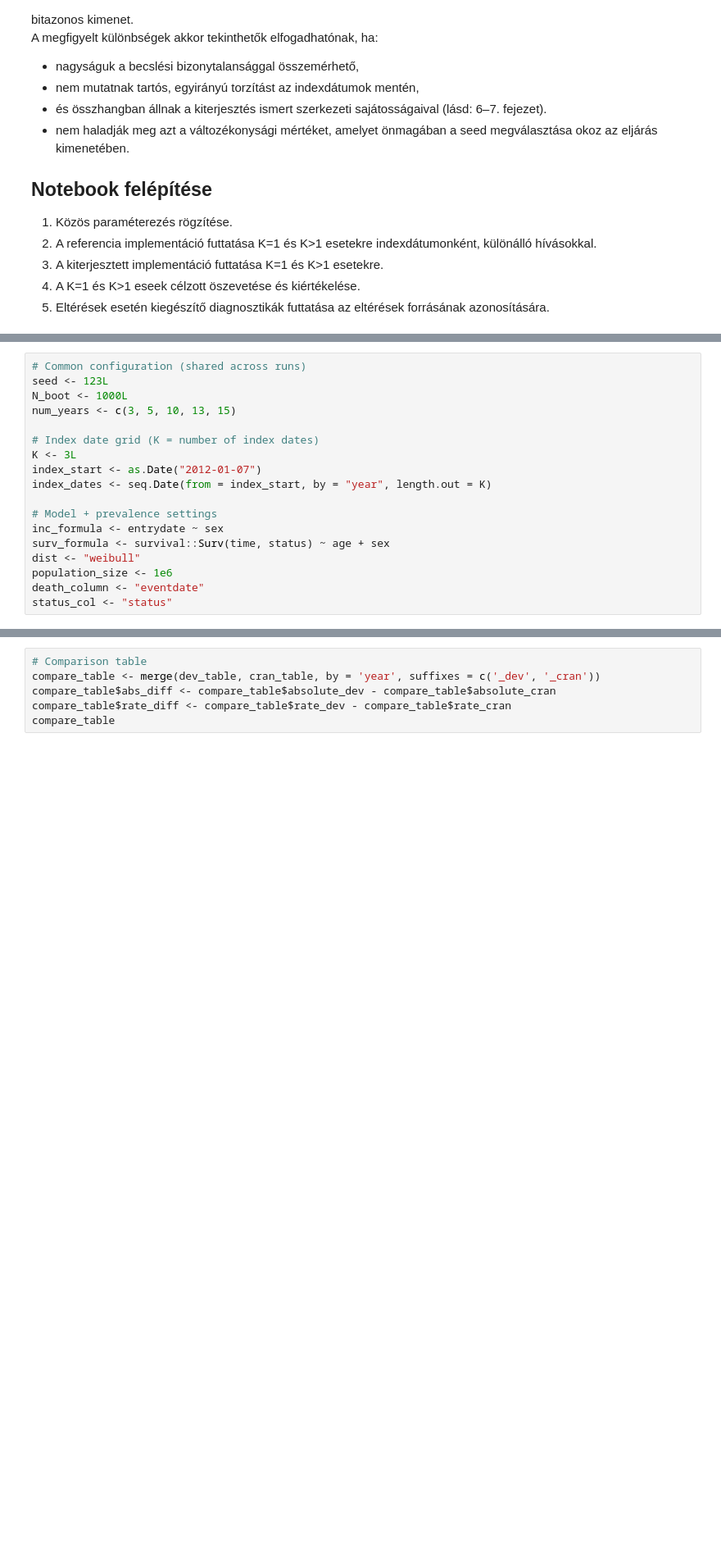
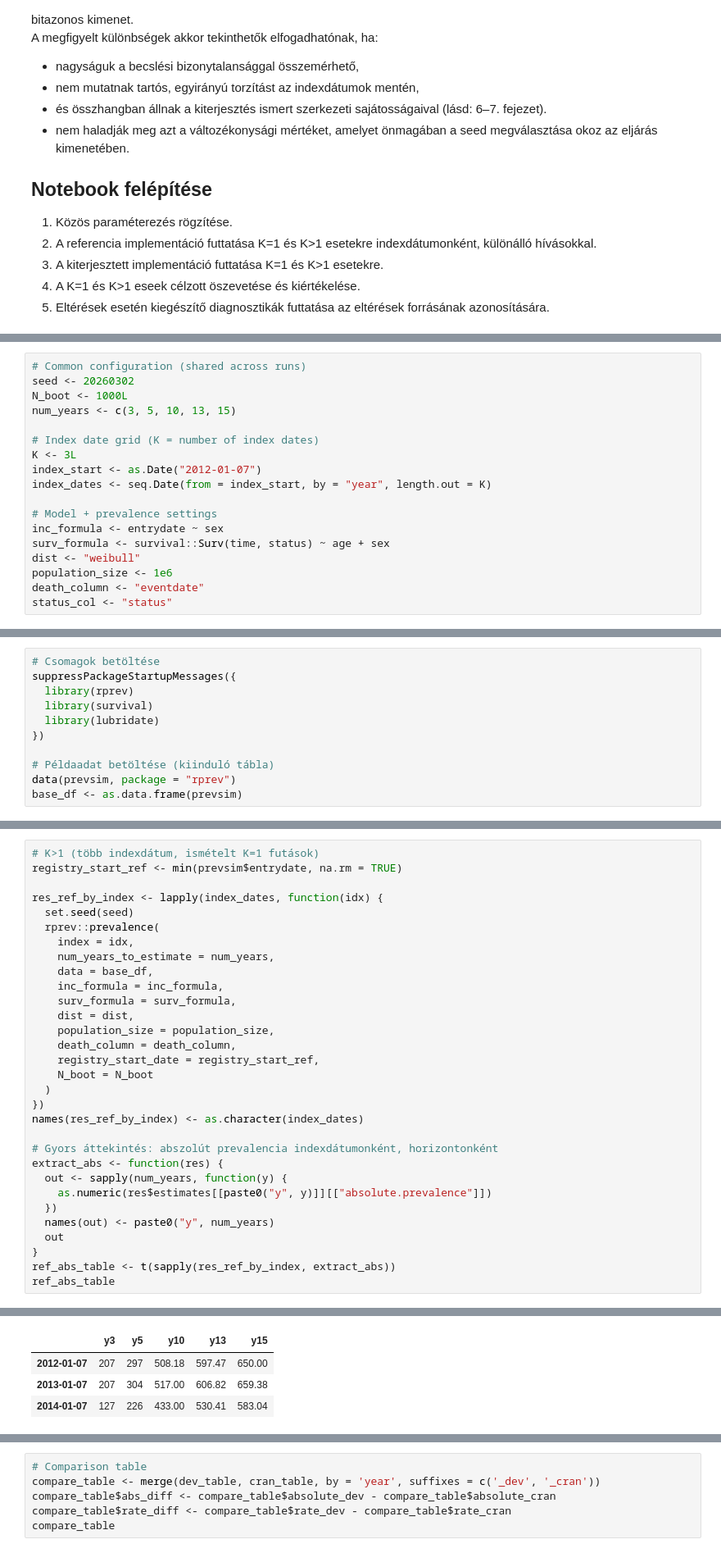
Before and after one commit to lrado1/rprev-ext, a Jupyter notebook: notebooks/ref-ext-consistency.ipynb, the cells around one changed output, grey strips where cells are left out. Shown at 82% size. Saved outputs shown, nothing was run; the diff lists cells and outputs as text; blank space fills up the shorter version.

```diff
--- a/notebooks/ref-ext-consistency.ipynb
+++ b/notebooks/ref-ext-consistency.ipynb
@@ -42,6 +46,6 @@ A megfigyelt különbségek akkor tekinthetők elfogadhatónak, ha:
 # %%
 # Common configuration (shared across runs)
-seed <- 123L
+seed <- 20260302
 N_boot <- 1000L
 num_years <- c(3, 5, 10, 13, 15)
 
@@ -156,0 +68,11 @@ Prevalence rate (per 1e+05):
+# %%
+# Csomagok betöltése
+suppressPackageStartupMessages({
+  library(rprev)
+  library(survival)
+  library(lubridate)
+})
+
+# Példaadat betöltése (kiinduló tábla)
+data(prevsim, package = "rprev")
+base_df <- as.data.frame(prevsim)
@@ -156,0 +128,32 @@ Prevalence rate (per 1e+05):
+# %%
+# K>1 (több indexdátum, ismételt K=1 futások)
+registry_start_ref <- min(prevsim$entrydate, na.rm = TRUE)
+
+res_ref_by_index <- lapply(index_dates, function(idx) {
+  set.seed(seed)
+  rprev::prevalence(
+    index = idx,
+    num_years_to_estimate = num_years,
+    data = base_df,
+    inc_formula = inc_formula,
+    surv_formula = surv_formula,
+    dist = dist,
+    population_size = population_size,
+    death_column = death_column,
+    registry_start_date = registry_start_ref,
+    N_boot = N_boot
+  )
+})
+names(res_ref_by_index) <- as.character(index_dates)
+
+# Gyors áttekintés: abszolút prevalencia indexdátumonként, horizontonként
+extract_abs <- function(res) {
+  out <- sapply(num_years, function(y) {
+    as.numeric(res$estimates[[paste0("y", y)]][["absolute.prevalence"]])
+  })
+  names(out) <- paste0("y", num_years)
+  out
+}
+ref_abs_table <- t(sapply(res_ref_by_index, extract_abs))
+ref_abs_table
+# %% [output]
@@ -156,0 +161,4 @@ Prevalence rate (per 1e+05):
+|  | y3 | y5 | y10 | y13 | y15 |
+| 2012-01-07 | 207 | 297 | 508.18 | 597.47 | 650.00 |
+| 2013-01-07 | 207 | 304 | 517.00 | 606.82 | 659.38 |
+| 2014-01-07 | 127 | 226 | 433.00 | 530.41 | 583.04 |
```
Also changed, not shown: parts of 16 cells of this notebook.
